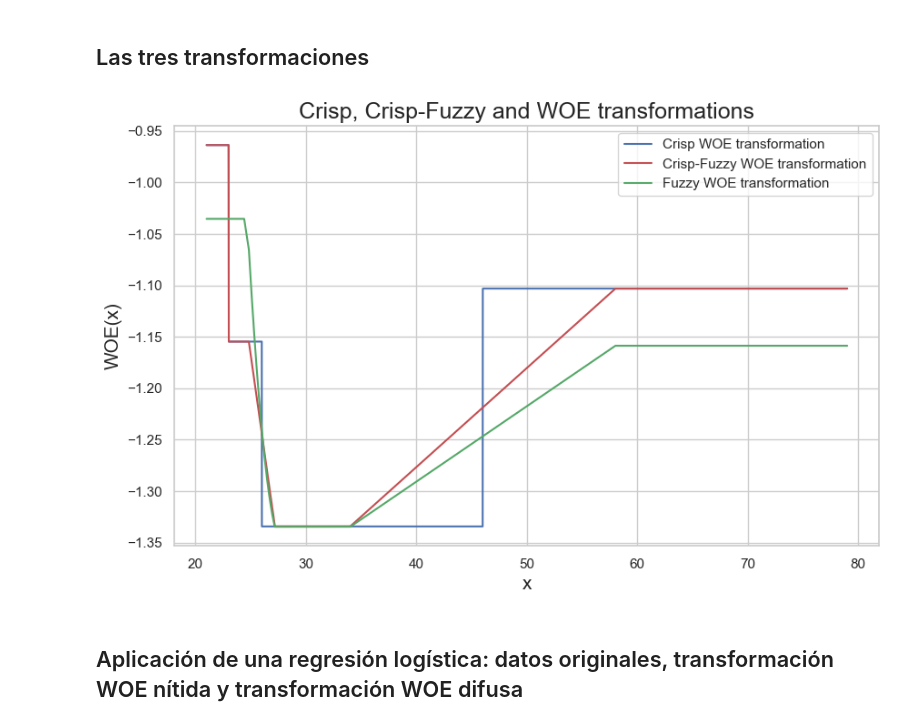
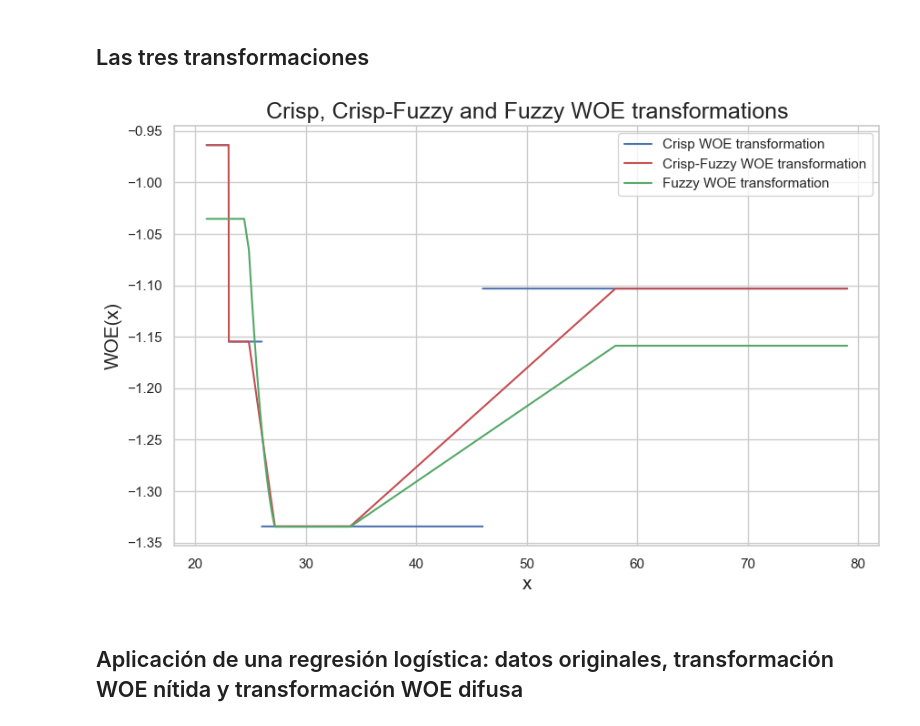
Before and after one commit to juanpr01/fuzzy-woe-transformations, a Jupyter notebook: Pruebas - articulo.ipynb, the cells around one changed output. Drawn from its saved outputs; the diff is of its cells as text; code cells hidden in the pictures.

```diff
--- a/Pruebas - articulo.ipynb
+++ b/Pruebas - articulo.ipynb
@@ -461,19 +461,30 @@ plot_membership_functions(fdt, x_range)
 # %%
 plt.figure(figsize=(10, 6))
 
-plt.plot(x_range, [assign_woe(xi, woe_values) for xi in x_range], color='b', label='Crisp WOE transformation')
+# Preparar los datos de 'Crisp WOE transformation' sin líneas verticales en los saltos
+x_woe = x_range.ravel()
+y_woe = np.asarray([assign_woe(xi, woe_values) for xi in x_range], dtype=float).ravel()
+
+# Detectar dónde cambia el valor de y (o usa un umbral pequeño si hay decimales flotantes)
+saltos = np.where(~np.isclose(np.diff(y_woe), 0, atol=1e-12))[0] + 1
+
+# Insertar NaN justo antes de cada salto para cortar el trazo
+x_woe_plot = np.insert(x_woe, saltos, np.nan)
+y_woe_plot = np.insert(y_woe, saltos, np.nan)
+
+plt.plot(x_woe_plot, y_woe_plot, color='b', label='Crisp WOE transformation')
 plt.plot(x_range, [fuzzy_woe_fixed_alfas['woe_function'](xi) for xi in x_range], color='r', label='Crisp-Fuzzy WOE transformation')
 plt.plot(x_range, x_woe_ad_range, color='g', label='Fuzzy WOE transformation')
 
 plt.legend()
 
 plt.xlabel('x', fontsize=15)
 plt.ylabel('WOE(x)', fontsize=15)
-plt.title('Crisp, Crisp-Fuzzy and WOE transformations', fontsize=18)
+plt.title('Crisp, Crisp-Fuzzy and Fuzzy WOE transformations', fontsize=18)
 plt.grid(True)
 plt.show()
 # %% [output]
-[figure, old version]
+[figure, new version]
 # %% [markdown]
 ## Aplicación de una regresión logística: datos originales, transformación WOE nítida y transformación WOE difusa
 # %% [markdown]
```
Also changed, not shown: parts of 1 cell of this notebook.
